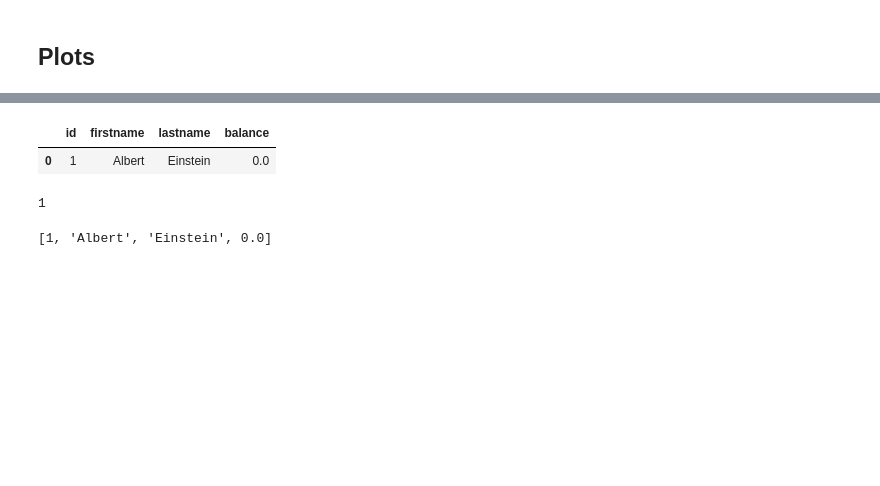
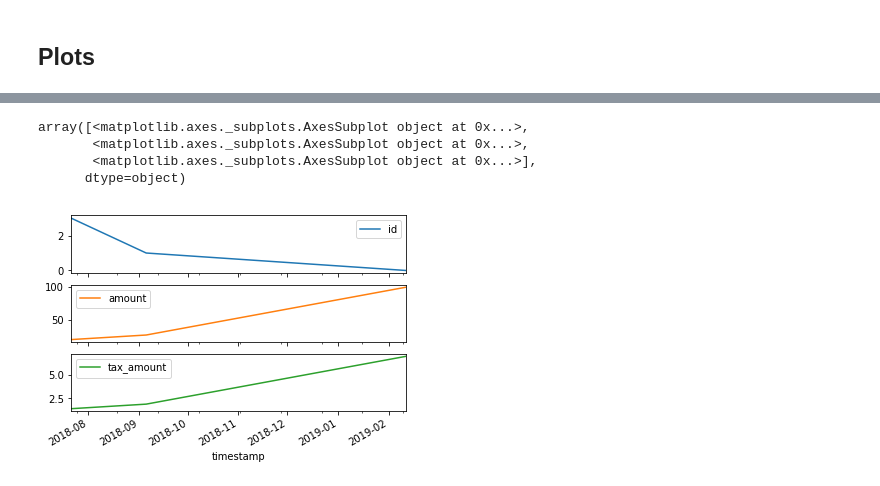
Before and after one commit to CMootz/DS-bank-app, a Jupyter notebook: notebooks/Bank App.ipynb, the cells around one changed output, grey strips where cells are left out. Drawn from its saved outputs; the diff is of its cells as text; code cells hidden in the pictures; blank space fills up the shorter version.

```diff
--- a/notebooks/Bank App.ipynb
+++ b/notebooks/Bank App.ipynb
@@ -129,5 +244,5 @@ bank.transactions
 # %%
 # Berechne nun den richtigen tax_amount auf Grundlage der tax_rate Column
-bank.transactions['tax_amount'] =
+bank.transactions['tax_amount'] =  bank.transactions['tax_rate'] * bank.transactions['amount']
 # %%
 bank.transactions
@@ -151,3 +289,6 @@ books_with_amount_greater_20
 # %%
 # Filter alle Transaktionen nach einem Datum (timestamp)
 timestamp = app.utils.random_timestamp()
+by_timestamp = bank.transactions.loc[bank.transactions['timestamp'] > timestamp]
+
+by_timestamp.info()
@@ -156,3 +319,6 @@ timestamp = app.utils.random_timestamp()
 # %%
-by_timestamp = bank.transactions.set_index('timestamp')
+by_timestamp = by_timestamp.set_index('timestamp')
+#by_timestamp = bank.transactions.set_index('timestamp')
+# %%
+by_timestamp_dropped = by_timestamp.drop(['sender_id', 'recipient_id', 'tax_rate'], axis=1)
 # %%
@@ -160,17 +332,8 @@ by_timestamp.plot()
-# %%
-        bank = app.Bank('GLS')
-
-        bank.open_account(account_id=1,
-                          firstname='Albert',
-                          lastname='Einstein')
-# %% [output]
-|  | id | firstname | lastname | balance |
-| 0 | 1 | Albert | Einstein | 0.0 |
-# %%
-len(bank.accounts)
-# %% [output]
-1
-# %%
-list(bank.accounts.iloc[0])
-# %% [output]
-[1, 'Albert', 'Einstein', 0.0]
+# %%
+by_timestamp_dropped.plot(subplots=True)
+# %% [output]
+array([<matplotlib.axes._subplots.AxesSubplot object at 0x...>,
+       <matplotlib.axes._subplots.AxesSubplot object at 0x...>,
+       <matplotlib.axes._subplots.AxesSubplot object at 0x...>],
+      dtype=object)
+[figure, added]
```
Also changed, not shown: parts of 39 cells of this notebook, 2 other files.
